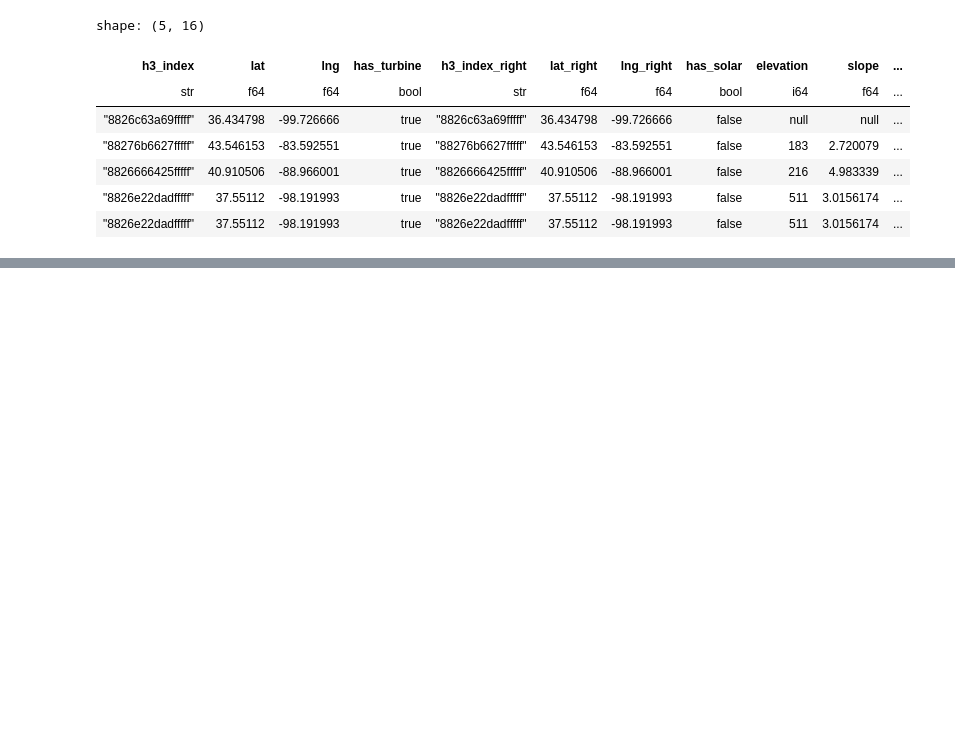
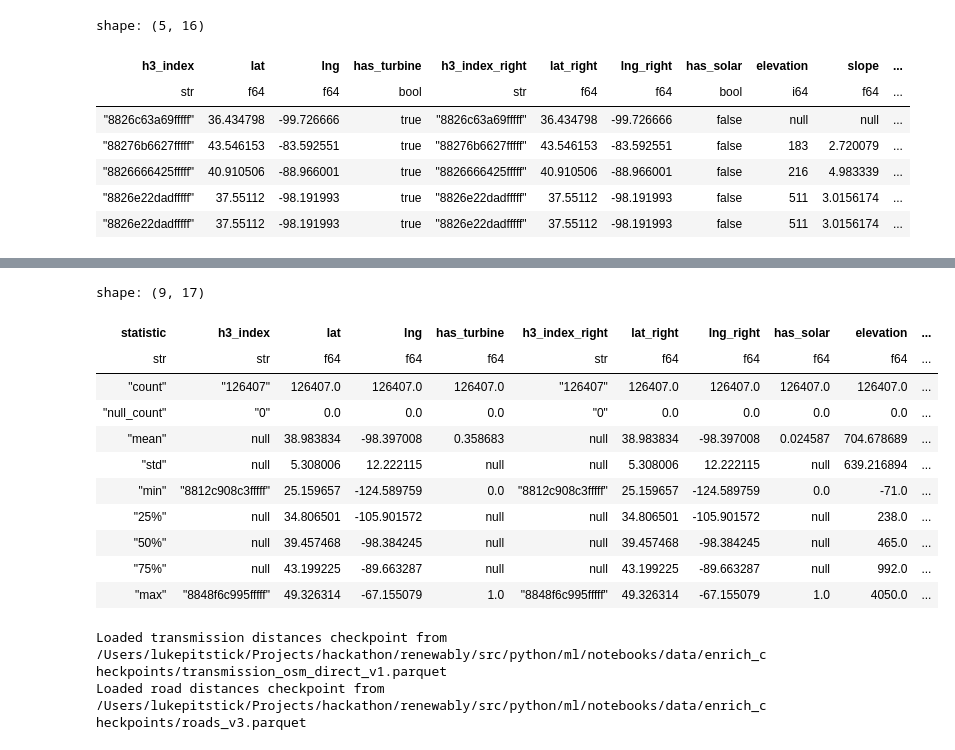
Before and after one commit to Luke-Pitstick/renewably, a Jupyter notebook: src/python/ml/notebooks/nn/model.ipynb, the cells around one changed output, grey strips where cells are left out. Cells and saved outputs as stored; diff of their text form; code cells hidden in the pictures; blank space fills up the shorter version.

```diff
--- a/src/python/ml/notebooks/nn/model.ipynb
+++ b/src/python/ml/notebooks/nn/model.ipynb
@@ -85,0 +990,24 @@ shape: (2, 2)
+# %%
+df.describe()
+# %% [output]
+shape: (9, 17)
+| statistic | h3_index | lat | lng | has_turbine | h3_index_right | lat_right | lng_right | has_solar | elevation | ... |
+| str | str | f64 | f64 | f64 | str | f64 | f64 | f64 | f64 | ... |
+| "count" | "126407" | 126407.0 | 126407.0 | 126407.0 | "126407" | 126407.0 | 126407.0 | 126407.0 | 126407.0 | ... |
+| "null_count" | "0" | 0.0 | 0.0 | 0.0 | "0" | 0.0 | 0.0 | 0.0 | 0.0 | ... |
+| "mean" | null | 38.983834 | -98.397008 | 0.358683 | null | 38.983834 | -98.397008 | 0.024587 | 704.678689 | ... |
+| "std" | null | 5.308006 | 12.222115 | null | null | 5.308006 | 12.222115 | null | 639.216894 | ... |
+| "min" | "8812c908c3fffff" | 25.159657 | -124.589759 | 0.0 | "8812c908c3fffff" | 25.159657 | -124.589759 | 0.0 | -71.0 | ... |
+| "25%" | null | 34.806501 | -105.901572 | null | null | 34.806501 | -105.901572 | null | 238.0 | ... |
+| "50%" | null | 39.457468 | -98.384245 | null | null | 39.457468 | -98.384245 | null | 465.0 | ... |
+| "75%" | null | 43.199225 | -89.663287 | null | null | 43.199225 | -89.663287 | null | 992.0 | ... |
+| "max" | "8848f6c995fffff" | 49.326314 | -67.155079 | 1.0 | "8848f6c995fffff" | 49.326314 | -67.155079 | 1.0 | 4050.0 | ... |
+# %%
+df = add_steps_5_6(
+      df,
+      transmission_checkpoint_name="transmission_osm_direct_v1",
+      roads_checkpoint_name="roads_v3",
+  )
+# %% [output]
+Loaded transmission distances checkpoint from /Users/lukepitstick/Projects/hackathon/renewably/src/python/ml/notebooks/data/enrich_checkpoints/transmission_osm_direct_v1.parquet
+Loaded road distances checkpoint from /Users/lukepitstick/Projects/hackathon/renewably/src/python/ml/notebooks/data/enrich_checkpoints/roads_v3.parquet
```
Also changed, not shown: parts of 18 cells of this notebook, 6 other files.
